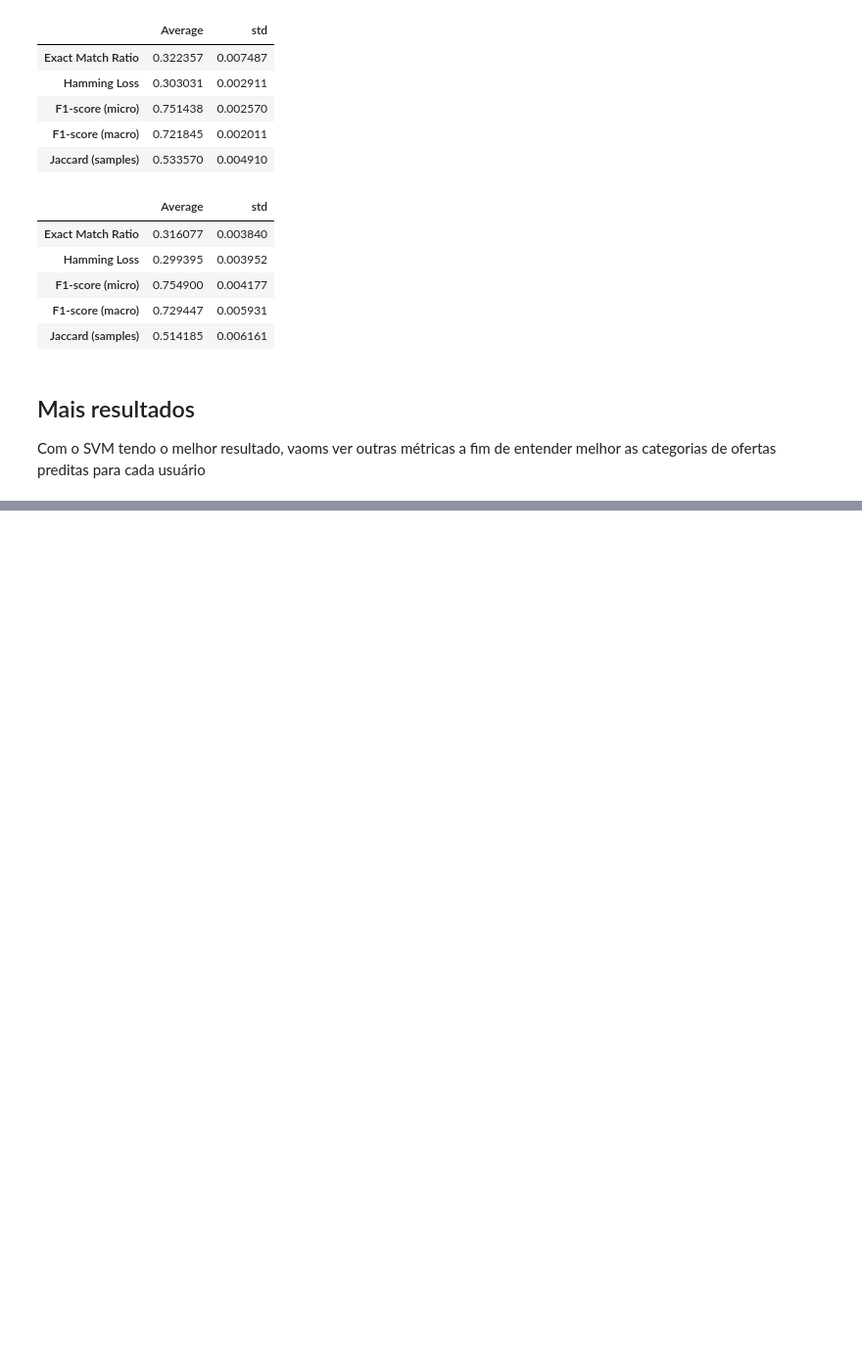
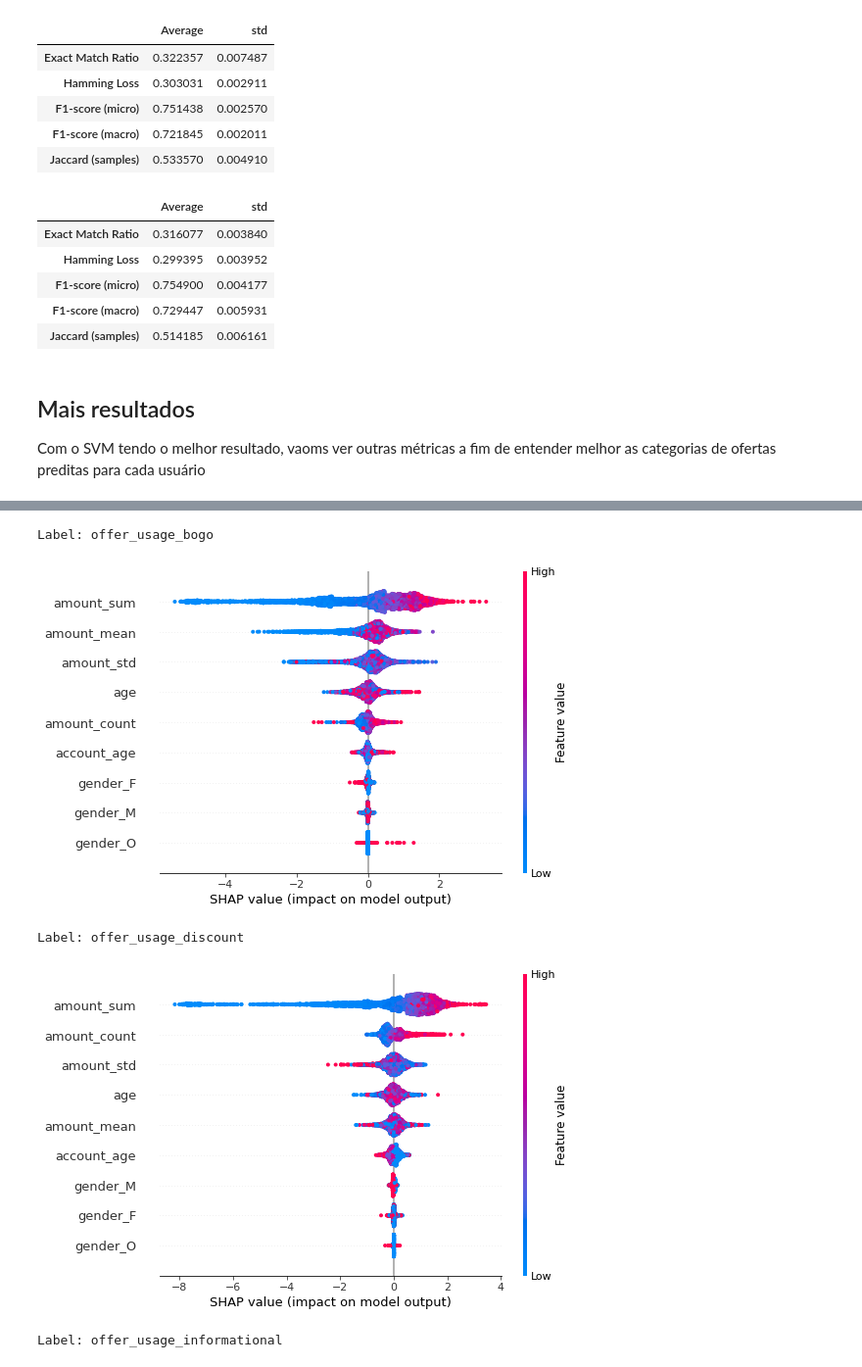
Before and after one commit to gsnasc/ifood-case, a Jupyter notebook: notebooks/ifood_datamodel.ipynb, the cells around one changed output, grey strips where cells are left out. Shown at 98% size. Drawn from its saved outputs; the diff is of its cells as text; code cells hidden in the pictures; blank space fills up the shorter version.

Commit message:
Extra - Adicionado porteriormente: SHAP values

```diff
--- a/notebooks/ifood_datamodel.ipynb
+++ b/notebooks/ifood_datamodel.ipynb
@@ -253,0 +266,6 @@ Curves from offer_usage_informational
+# %%
+import shap
+
+base_model =  XGBClassifier()
+multi_model = MultiOutputClassifier(base_model)
+multi_model.fit(X_train, y_train)
@@ -253,0 +290,17 @@ Curves from offer_usage_informational
+# %%
+import shap
+
+classes = ['offer_usage_bogo','offer_usage_discount','offer_usage_informational']
+
+for i in range(len(classes)):
+
+    print("Label:",classes[i])
+    explainer_out1 = shap.TreeExplainer(multi_model.estimators_[i])
+    shap_values_out1 = explainer_out1.shap_values(X_test)
+    shap.summary_plot(shap_values_out1, X_test)
+# %% [output]
+Label: offer_usage_bogo
+[figure, added]
+Label: offer_usage_discount
+[figure, added]
+Label: offer_usage_informational
```
Also changed, not shown: parts of 8 cells of this notebook.
